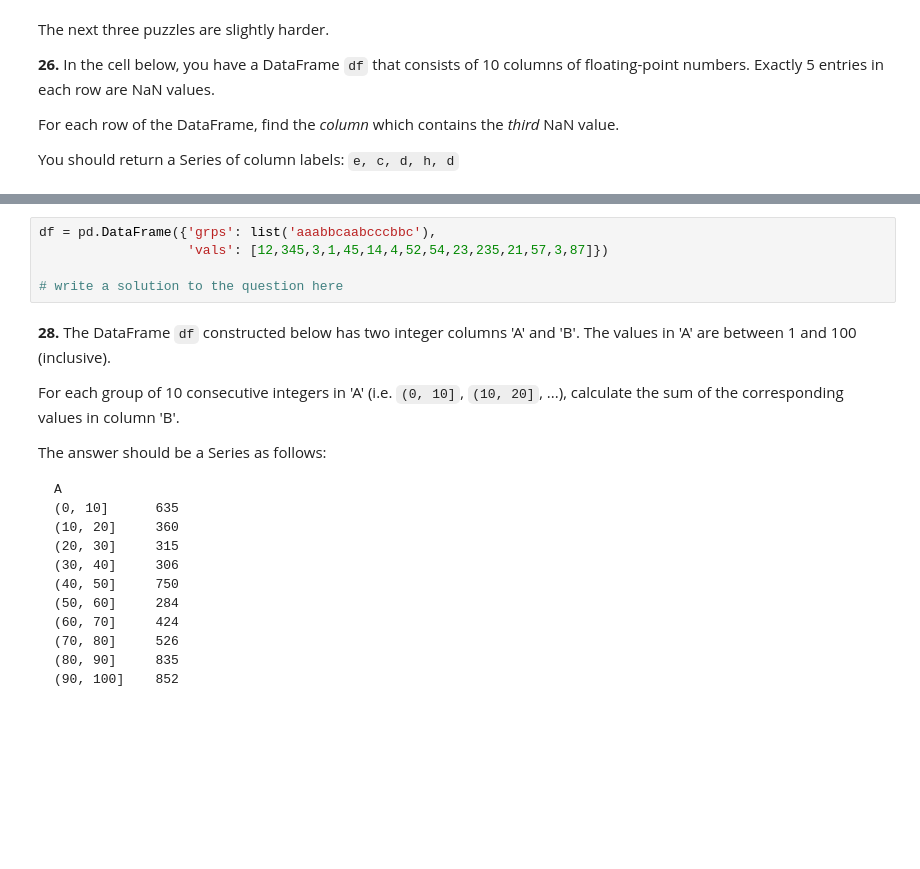
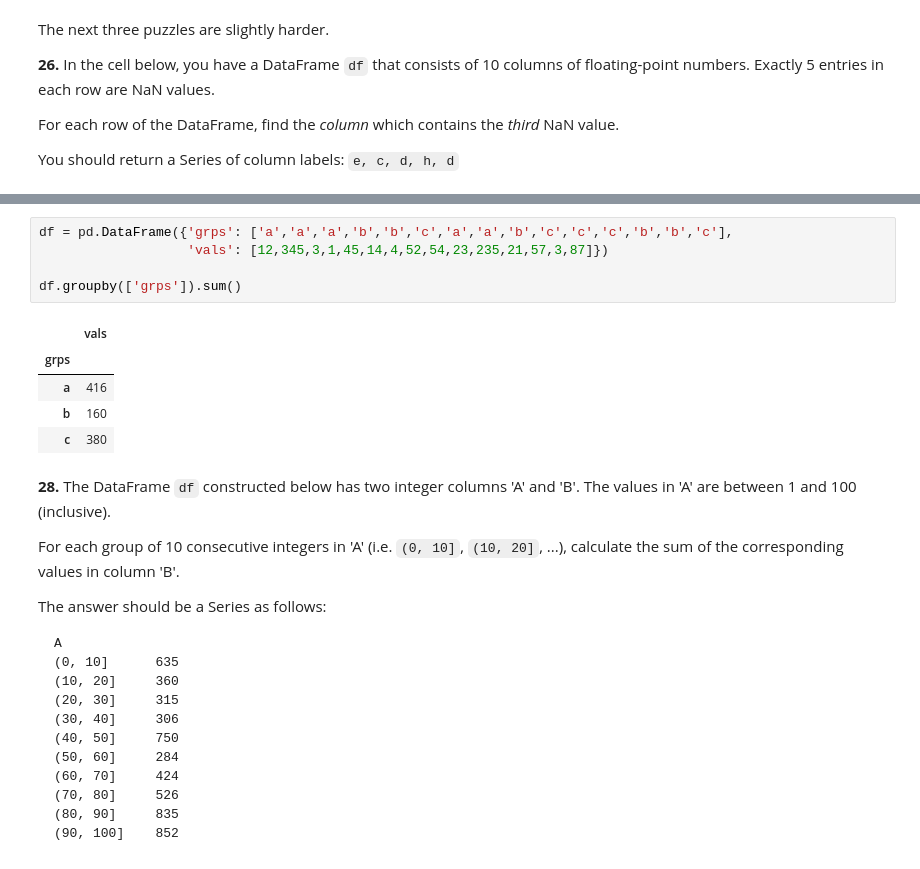
Before and after one commit to blakes5/100-pandas-puzzles, a Jupyter notebook: 100-pandas-puzzles.ipynb, the cells around one changed output, grey strips where cells are left out. Saved outputs shown, nothing was run; the diff lists cells and outputs as text; blank space fills up the shorter version.

```diff
--- a/100-pandas-puzzles.ipynb
+++ b/100-pandas-puzzles.ipynb
@@ -393,8 +403,14 @@ c    345
 # %%
-df = pd.DataFrame({'grps': list('aaabbcaabcccbbc'),
+df = pd.DataFrame({'grps': ['a','a','a','b','b','c','a','a','b','c','c','c','b','b','c'],
                    'vals': [12,345,3,1,45,14,4,52,54,23,235,21,57,3,87]})
 
-# write a solution to the question here
+df.groupby(['grps']).sum()
+# %% [output]
+|  | vals |
+| grps |  |
+| a | 416 |
+| b | 160 |
+| c | 380 |
 # %% [markdown]
 **28.** The DataFrame `df` constructed below has two integer columns 'A' and 'B'. The values in 'A' are between 1 and 100 (inclusive).
 
```
Also changed, not shown: parts of 6 cells of this notebook, 1 other file.
